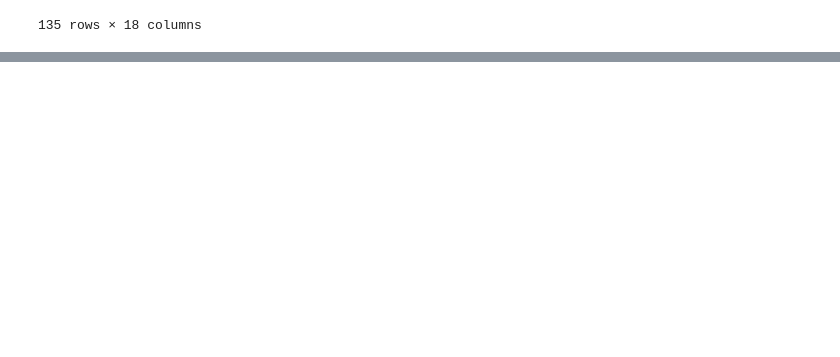
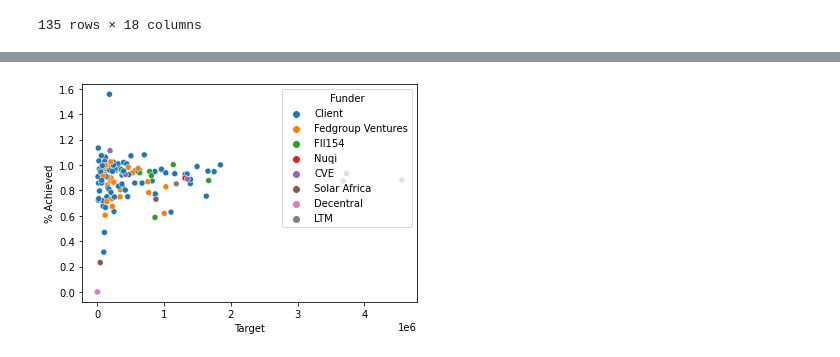
Before and after one commit to ahmadasd1234/Emergent-Energy, a Jupyter notebook: iX internship.ipynb, the cells around one changed output, grey strips where cells are left out. Cells and saved outputs as stored; diff of their text form; code cells hidden in the pictures; blank space fills up the shorter version.

```diff
--- a/iX internship.ipynb
+++ b/iX internship.ipynb
@@ -345,0 +406,2 @@ sns.boxplot('Target' , 'Status', data = df2)
+# %%
+df2["% Achieved"] = df2["% Achieved"].fillna(0)
@@ -345,0 +424,2 @@ sns.boxplot('Target' , 'Status', data = df2)
+# %%
+df2["% Achieved"] = df2["% Achieved"].replace(df2.loc[df2["% Achieved"]== ' ', "% Achieved"],np.nan)
@@ -345,0 +483,3 @@ sns.boxplot('Target' , 'Status', data = df2)
+# %%
+df2["% Achieved"].replace({" ": "0"}, inplace=True)
+df2["% Achieved"].values
@@ -345,0 +504,2 @@ sns.boxplot('Target' , 'Status', data = df2)
+# %%
+df2["% Achieved"] = df2["% Achieved"].astype(float)
@@ -345,0 +526,7 @@ sns.boxplot('Target' , 'Status', data = df2)
+# %%
+ax = sns.scatterplot("Target" , "% Achieved", data = df2, hue = "Funder")
+import matplotlib.pyplot as plt
+import matplotlib.lines as mlines
+import matplotlib.transforms as mtransforms
+# %% [output]
+[figure, added]
```
Also changed, not shown: parts of 30 cells of this notebook.
